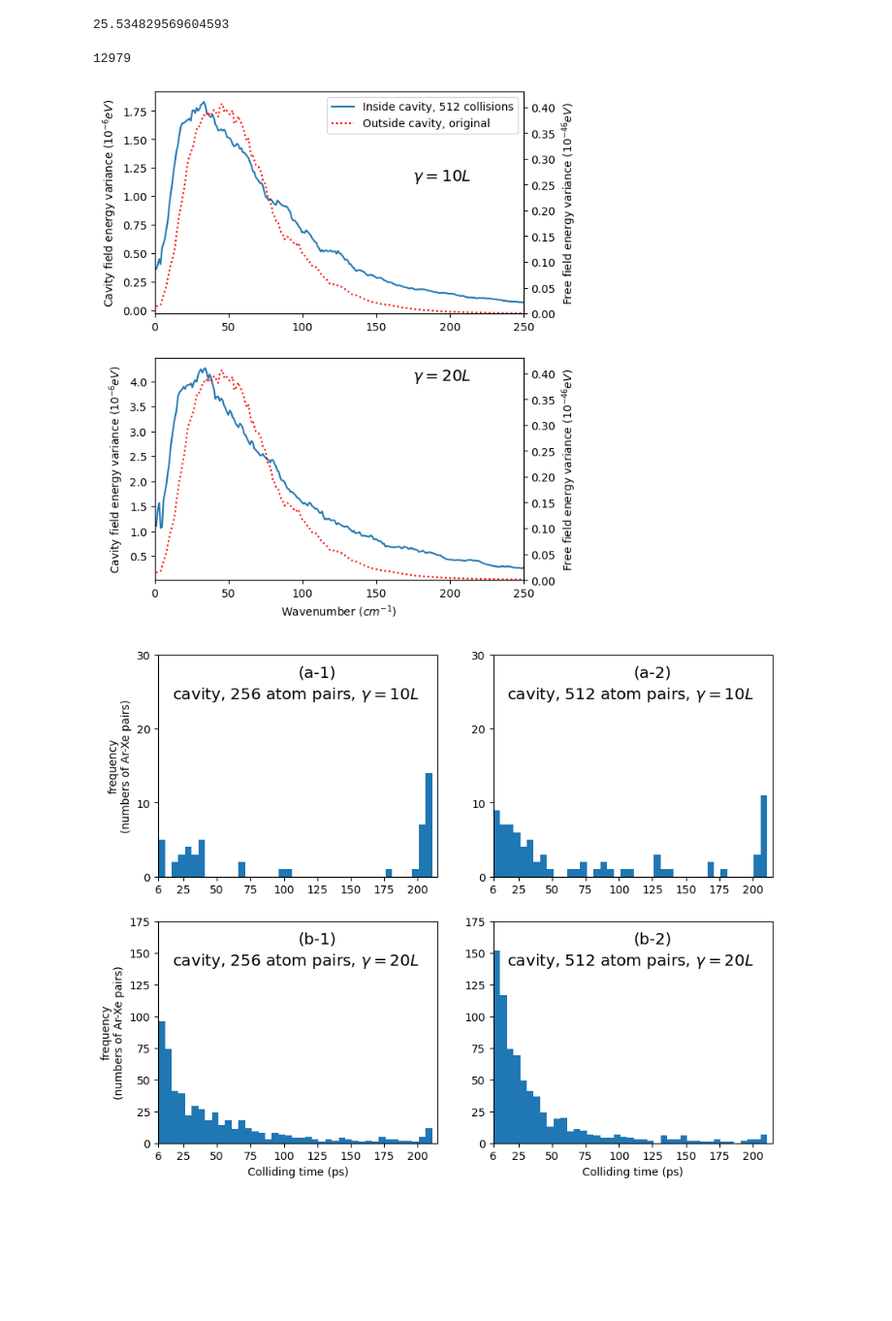
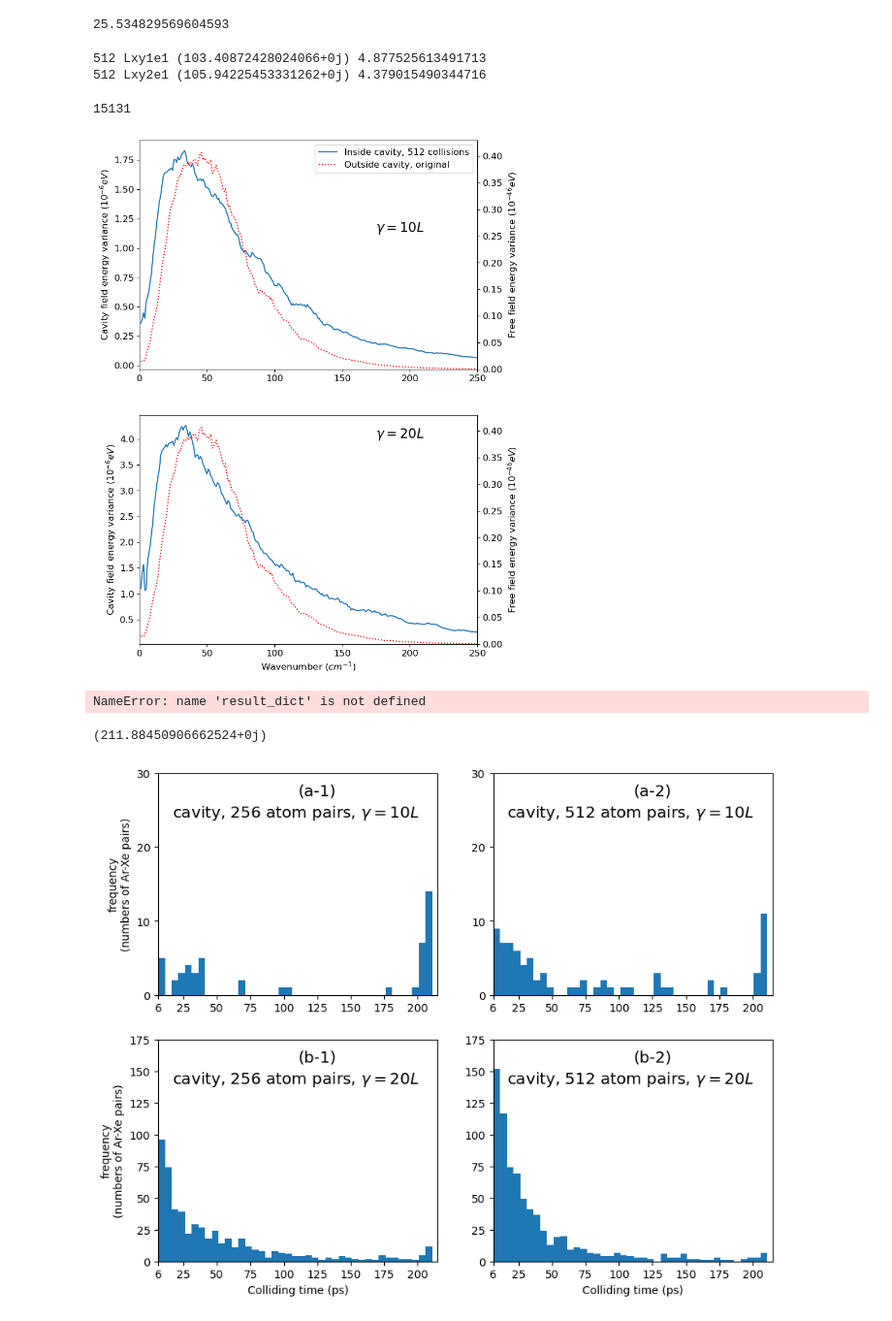
Before and after one commit to RibeiroGroup/Molecular-Dynamics-for-CIS, a Jupyter notebook: src/analyze_monte_carlo.ipynb, the cells around one changed output. Shown at 97% size. Cells and saved outputs as stored; diff of their text form; code cells hidden in the pictures; blank space fills up the shorter version.

```diff
--- a/src/analyze_monte_carlo.ipynb
+++ b/src/analyze_monte_carlo.ipynb
@@ -231,7 +231,8 @@ ax[1].plot(o, f, label = "abs")
 # %%
 ## from copy import deepcopy
 
-fig,ax = plt.subplots()
+fig,ax = plt.subplots(figsize = (6,4))
+plt.rcParams.update({'font.size': 12})
 
 # plotting the experimental dataset
 tax = ax.twinx()
@@ -272,7 +273,7 @@ for i,(temp, freefield_result_path) in enumerate(FREEFIELD_RESULT_512_DICT.items
     rad_profile = np.mean(rad_profile, axis = 0)
     rad_profile *= 1e23
     o, f = moving_average(omega_profile, rad_profile, w = 10)
-    ax.plot(o, f, label = "Calc. @ {} K".format(temp), linestyle = linestyle_list[i])
+    ax.plot(o, f, label = "Sim. @ {} K".format(temp), linestyle = linestyle_list[i])
 
     if temp == '100.0':
         rad_profile100 = f
@@ -340,7 +341,7 @@ foo = {
 limit = {'256':40, '512':20, '768':15}
 colors = ['r', 'b']
 
-fig,ax = plt.subplots(2, figsize = (6,8))
+fig,ax = plt.subplots(2, figsize = (8,12))
 max_r = {}
 
 for f_, (no_collision, result_dict) in enumerate(foo.items()):
@@ -349,7 +350,7 @@ for f_, (no_collision, result_dict) in enumerate(foo.items()):
         directory_dict = categorizing_pickle(cavityfield_result_path, '')
 
         rad_profile = []
-        rad_profile_ = []
+        rad_profile_ = [] # for calculating the final temperature
         n_pickle = 0
         for i_, (j, path) in enumerate(directory_dict.items()):
             try:
@@ -374,7 +375,7 @@ for f_, (no_collision, result_dict) in enumerate(foo.items()):
                 result_dict,
                 convert_function = {
                     'wavenumber':red.convert_wavenumber},
-                mode = 'abs'
+                mode = 'final'
             )
             rad_profile_.append(rad_profile2)
 
@@ -408,8 +409,8 @@ for f_, (no_collision, result_dict) in enumerate(foo.items()):
             tax.set_ylabel(r"Free field energy variance ($10^{-46} eV$)")
 
         # print final temperature of the field
-        rad_profile_ = np.mean(rad_profile_, axis = 0)
-        print(no_collision, temp, np.mean(rad_profile_ * red.epsilon / red.boltzmann))
+        temp_profile = np.mean(rad_profile_, axis = 1) * red.epsilon / (red.boltzmann * 2)
+        print(no_collision, temp,  np.mean(temp_profile), np.std(temp_profile))
 
 ax[0].plot(
     [], [], label = "Outside cavity, original" ,
@@ -461,7 +462,7 @@ foo = {
 limit = {'256':40, '512':20, '768':15}
 colors = ['r', 'b', 'g']
 
-fig,ax = plt.subplots(2, figsize = (6,8))
+fig,ax = plt.subplots(2, figsize = (8,12))
 max_r = {}
 
 for f_, (no_collision, result_dict) in enumerate(foo.items()):
@@ -470,6 +471,7 @@ for f_, (no_collision, result_dict) in enumerate(foo.items()):
         directory_dict = categorizing_pickle(cavityfield_result_path, '')
 
         rad_profile = []
+        rad_profile_ = [] # for calculating the final temperature
         n_pickle = 0
         for i_, (j, path) in enumerate(directory_dict.items()):
             try:
@@ -487,6 +489,15 @@ for f_, (no_collision, result_dict) in enumerate(foo.items()):
                 mode = 'std'
             )
             rad_profile.append(rad_profile1)
+
+            #for calculating the field final temperature
+            omega_profile, rad_profile2 = spectra_utils.field_spectra(
+                result_dict,
+                convert_function = {
+                    'wavenumber':red.convert_wavenumber},
+                mode = 'final'
+            )
+            rad_profile_.append(rad_profile2)
 
             del result_dict
 
@@ -517,35 +528,49 @@ for f_, (no_collision, result_dict) in enumerate(foo.items()):
 
         ax[i].set_xlim(0, 250)
 
+        # print final temperature of the field
+        temp_profile = np.mean(rad_profile_, axis = 1) * red.epsilon / (red.boltzmann * 2)
+        print(no_collision, temp,  np.mean(temp_profile), np.std(temp_profile))
+
 
 ax[0].plot(
     [], [], label = "Outside cavity, original" ,
     linestyle = linestyle_list[2],color=colors[0]
 )
 """
 ax[0].plot(
     [], [], label = "Outside cavity, rescale" ,
     linestyle = linestyle_list[2],color=colors[1]
 )
 """
 
 #ax[0].set_ylim(0, 1.9)
 #ax[1].set_ylim(0, 4.5)
 
 ax[1].set_xlabel(r'Wavenumber ($cm^{-1}$)')
 
 ax[0].annotate(r'$\gamma = 10L$',xy = (0.7,0.6), xycoords = 'axes fraction', fontsize = 'x-large')
 ax[1].annotate(r'$\gamma = 20L$',xy = (0.7,0.9), xycoords = 'axes fraction', fontsize = 'x-large')
 
 #ax[0].legend(loc='lower center', bbox_to_anchor=(0.5, 1.0), ncol=2)
 ax[0].legend()
 
 fig.savefig(fig_root + "boltzmann_cavity_spectrum.jpeg",dpi = 600,bbox_inches = 'tight')
 
 gc.collect()
 # %% [output]
-12979
+512 Lxy1e1 (103.40872428024066+0j) 4.877525613491713
+512 Lxy2e1 (105.94225453331262+0j) 4.379015490344716
+15131
-[figure, old version]
+[figure, new version]
+# %%
+result_dict['field']
+# %% [output]
+NameError: name 'result_dict' is not defined
+# %%
+np.mean(rad_profile_)* red.epsilon / red.boltzmann
+# %% [output]
+(211.88450906662524+0j)
 # %%
 ##################################
 # HISTOGRAM OF COLLISION TIME    #
```
Also changed, not shown: parts of 2 cells of this notebook, 6 other files.
